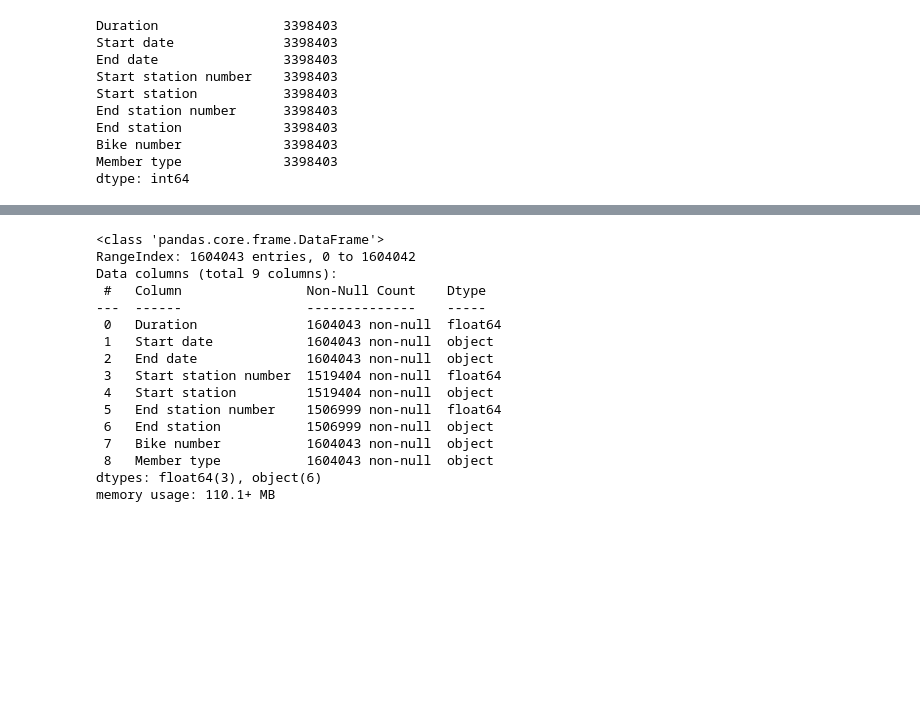
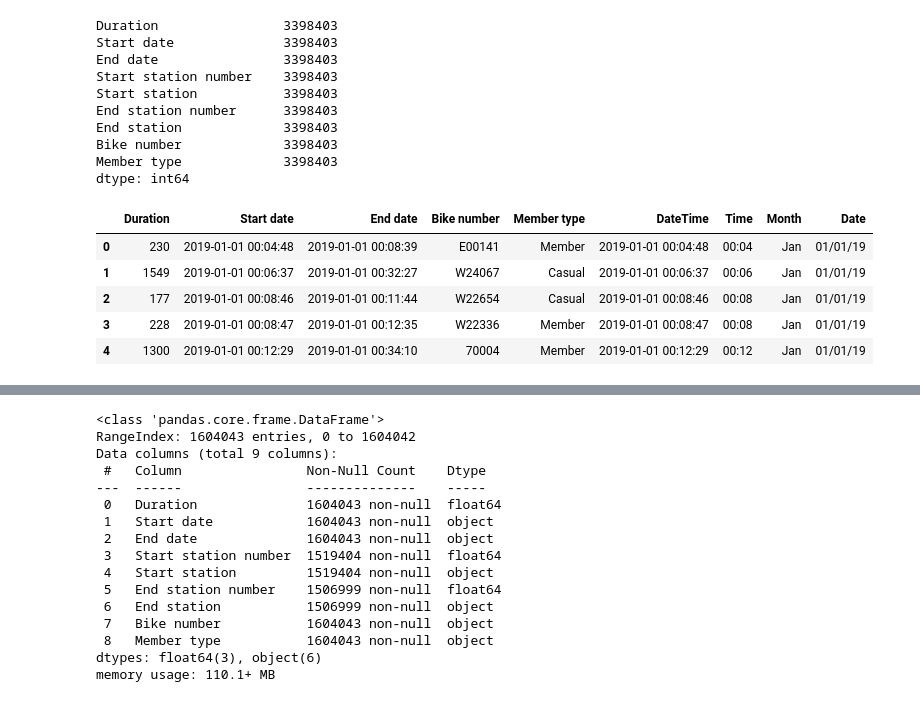
Before and after one commit to digantpatel87/Project1D2, a Jupyter notebook: Code/Project1D2.ipynb, the cells around one changed output, grey strips where cells are left out. Saved outputs shown, nothing was run; the diff lists cells and outputs as text; code cells hidden in the pictures; blank space fills up the shorter version.

```diff
--- a/Code/Project1D2.ipynb
+++ b/Code/Project1D2.ipynb
@@ -92,4 +92,15 @@ combined_2019_df['Time'] = combined_2019_df['DateTime'].dt.strftime('%H:%M')
 combined_2019_df['Month'] = combined_2019_df['DateTime'].dt.strftime('%b')
 combined_2019_df['Date'] = combined_2019_df['DateTime'].dt.strftime('%x')
 #combined_2019_df.tail()
+# %%
+combined_2019_df = combined_2019_df.drop(['Start station number','Start station','End station number','End station'], axis = 1)
+
+combined_2019_df.head()
+# %% [output]
+|  | Duration | Start date | End date | Bike number | Member type | DateTime | Time | Month | Date |
+| 0 | 230 | 2019-01-01 00:04:48 | 2019-01-01 00:08:39 | E00141 | Member | 2019-01-01 00:04:48 | 00:04 | Jan | 01/01/19 |
+| 1 | 1549 | 2019-01-01 00:06:37 | 2019-01-01 00:32:27 | W24067 | Casual | 2019-01-01 00:06:37 | 00:06 | Jan | 01/01/19 |
+| 2 | 177 | 2019-01-01 00:08:46 | 2019-01-01 00:11:44 | W22654 | Casual | 2019-01-01 00:08:46 | 00:08 | Jan | 01/01/19 |
+| 3 | 228 | 2019-01-01 00:08:47 | 2019-01-01 00:12:35 | W22336 | Member | 2019-01-01 00:08:47 | 00:08 | Jan | 01/01/19 |
+| 4 | 1300 | 2019-01-01 00:12:29 | 2019-01-01 00:34:10 | 70004 | Member | 2019-01-01 00:12:29 | 00:12 | Jan | 01/01/19 |
 # %%
```
Also changed, not shown: parts of 8 cells of this notebook.
